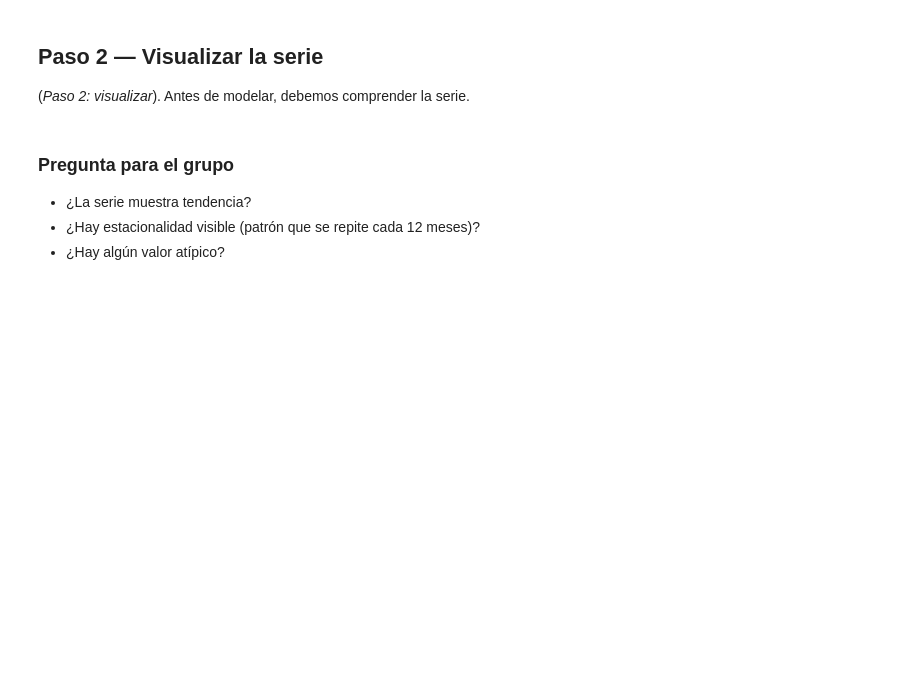
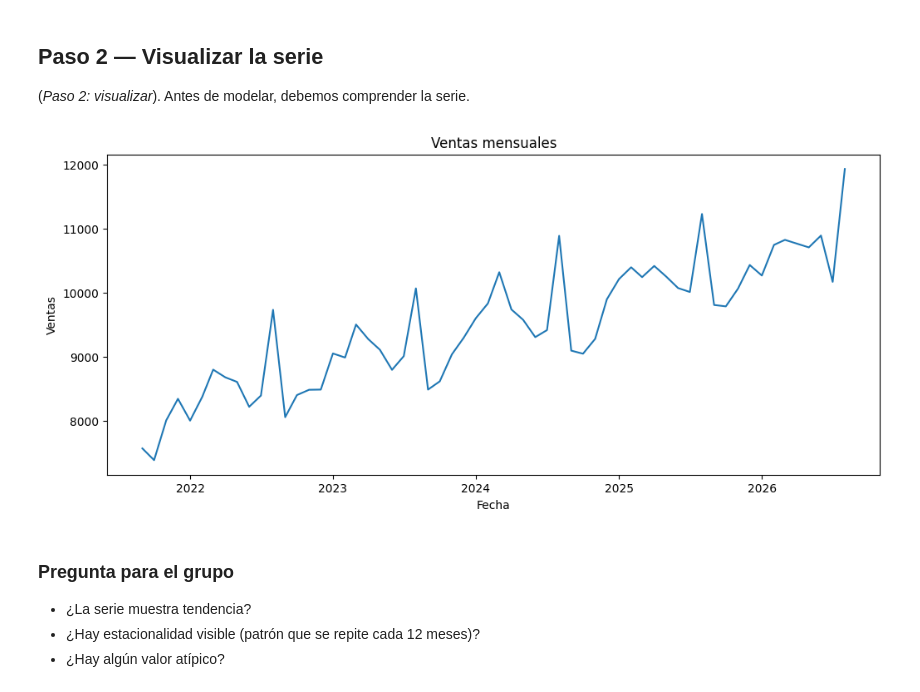
Before and after one commit to Gabriel44svg/taller_pandas_csv, a Jupyter notebook: clase8_forecasting/notebooks/01_live_coding_ventas_mensuales.ipynb, the cells around one changed output. Cells and saved outputs as stored; diff of their text form; code cells hidden in the pictures; blank space fills up the shorter version.

```diff
--- a/clase8_forecasting/notebooks/01_live_coding_ventas_mensuales.ipynb
+++ b/clase8_forecasting/notebooks/01_live_coding_ventas_mensuales.ipynb
@@ -34,13 +34,13 @@ Descomentar al iniciar la sesión.
 # %%
 # Paso 1: cargar el csv y preparar el índice temporal
 #
-# df = pd.read_csv("../data/ventas_mensuales.csv")
+df = pd.read_csv("../data/ventas_mensuales.csv")
 #
-# df["fecha"] = pd.to_datetime(df["fecha"])
+df["fecha"] = pd.to_datetime(df["fecha"])
 #
-# df = df.sort_values("fecha")
+df = df.sort_values("fecha")
 #
-# df = df.set_index("fecha")
+df = df.set_index("fecha")
 #
-# print(df.shape)
-# df.head()
+print(df.shape)
+df.head()
@@ -50,15 +59,17 @@ Descomentar al iniciar la sesión.
 # %%
 # Paso 2: graficar la serie completa
 #
-# plt.figure(figsize=(12, 5))
+plt.figure(figsize=(12, 5))
 #
-# plt.plot(df.index, df["ventas"])
+plt.plot(df.index, df["ventas"])
 #
-# plt.title("Ventas mensuales")
-# plt.xlabel("Fecha")
-# plt.ylabel("Ventas")
+plt.title("Ventas mensuales")
+plt.xlabel("Fecha")
+plt.ylabel("Ventas")
 #
-# plt.show()
+plt.show()
+# %% [output]
+[figure, added]
 # %% [markdown]
 ### Pregunta para el grupo
 - ¿La serie muestra tendencia?
```
Also changed, not shown: parts of 14 cells of this notebook, 18 other files.
